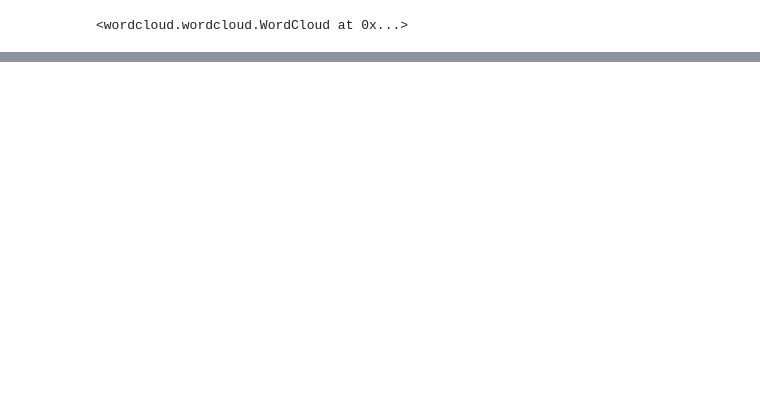
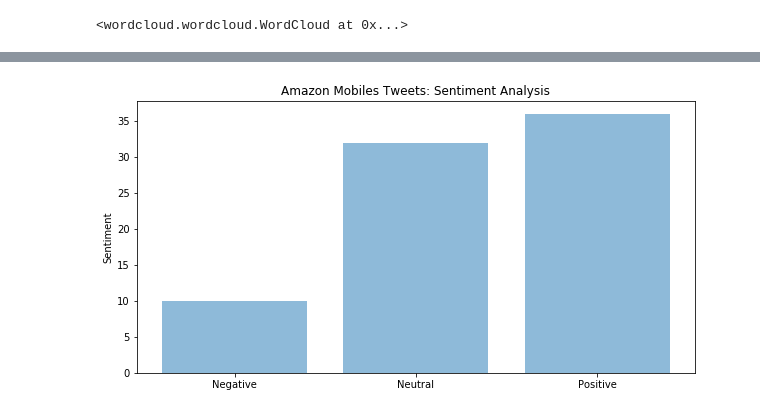
Before and after one commit to amaan2810/Term2-Project, a Jupyter notebook: 2Pro Final1.ipynb, the cells around one changed output, grey strips where cells are left out. Saved outputs shown, nothing was run; the diff lists cells and outputs as text; code cells hidden in the pictures; blank space fills up the shorter version.

```diff
--- a/2Pro Final1.ipynb
+++ b/2Pro Final1.ipynb
@@ -327,0 +635,10 @@ w2.to_file('flipkart_tweets.png')
+# %%
+# plot Amazon Mobile Tweets
+plt.figure(figsize=(10,5))
+plt.bar(y_pos, AM_counts, align='center', alpha=0.5)
+plt.xticks(y_pos,['Negative','Neutral','Positive'])
+plt.ylabel('Sentiment')
+plt.title('Amazon Mobiles Tweets: Sentiment Analysis')
+plt.show()
+# %% [output]
+[figure, added]
```
Also changed, not shown: parts of 63 cells of this notebook.
